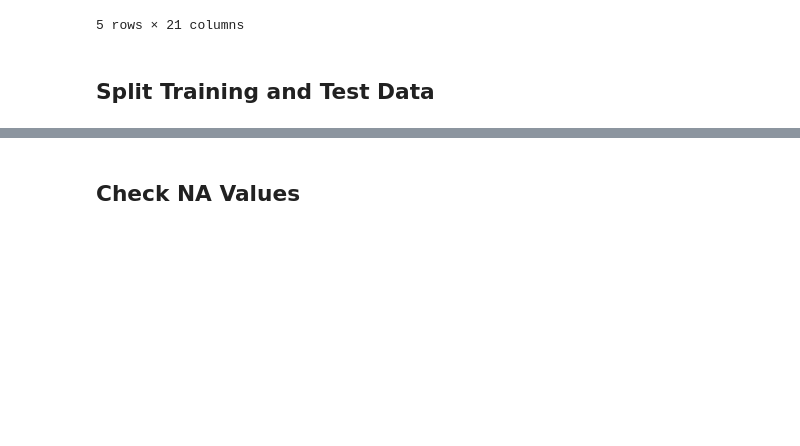
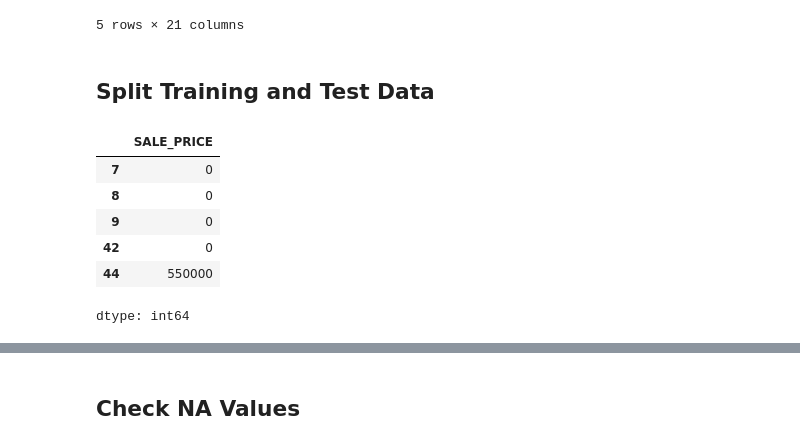
Before and after one commit to pawelplaszczyca/Fundamentals-of-Machine-Learning, a Jupyter notebook: ex3a - ridge regression.ipynb, the cells around one changed output, grey strips where cells are left out. Drawn from its saved outputs; the diff is of its cells as text; code cells hidden in the pictures; blank space fills up the shorter version.

```diff
--- a/ex3a - ridge regression.ipynb
+++ b/ex3a - ridge regression.ipynb
@@ -104,6 +131,16 @@ X_train   = train[features]
 y_train   = train[target]
 X_test    = test[features]
 y_test    = test[target]
+# %%
+y_train.head()
+# %% [output]
+|  | SALE_PRICE |
+| 7 | 0 |
+| 8 | 0 |
+| 9 | 0 |
+| 42 | 0 |
+| 44 | 550000 |
+dtype: int64
 # %%
 train.head()
 # %% [output]
```
Also changed, not shown: parts of 9 cells of this notebook.
